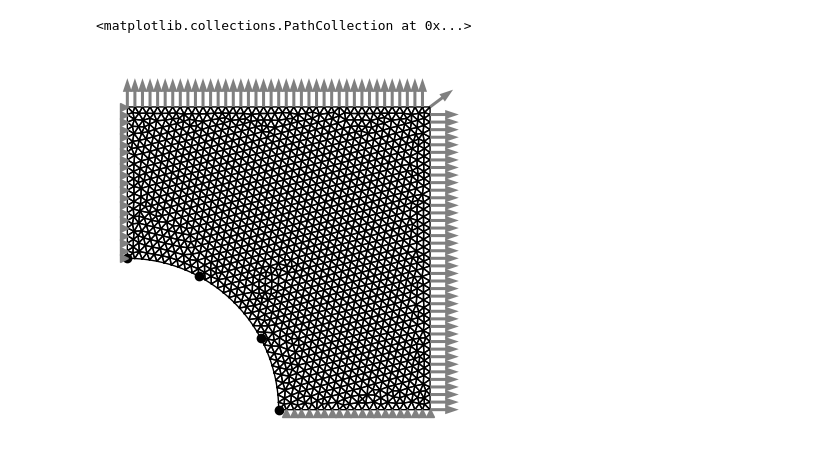
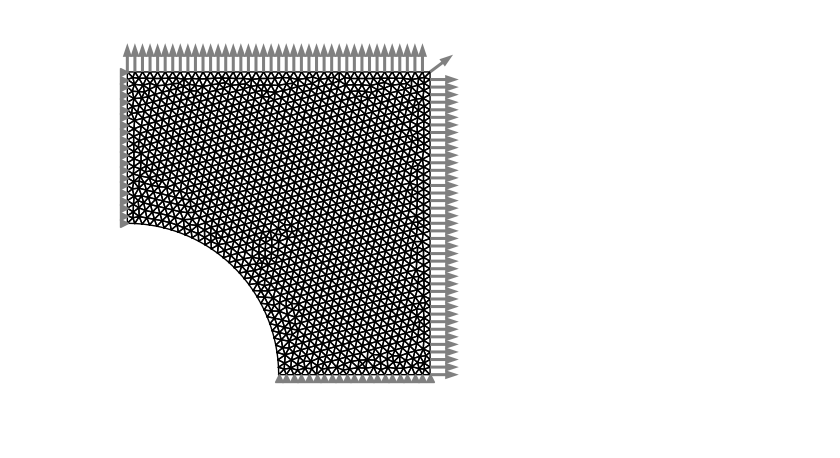
Before and after one commit to sebatomon/PINNs_for_simple_shape_optimization, a Jupyter notebook: shape_optimization.ipynb, the cells around one changed output. Drawn from its saved outputs; the diff is of its cells as text; code cells hidden in the pictures.

```diff
--- a/shape_optimization.ipynb
+++ b/shape_optimization.ipynb
@@ -11,41 +11,38 @@ E = MU*(3.0*LBD+2*MU)/(LBD*MU)
 nu = LBD/(2.0*(LBD+MU))
 C = (E / ((1.0 + nu) * (1.0 - 2.0 * nu))) * torch.tensor(
     [[1.0 - nu, nu, 0.0], [nu, 1.0 - nu, 0.0], [0.0, 0.0, 0.5 - nu]]
 )
 
 # Import mesh
 domain = import_mesh("mesh.vtk", C)
 
 # Constrain left boundary
-left = domain.nodes[:, 0] == 0.0
+left = domain.nodes[:, 0] <= 0.001
 domain.constraints[left, 0] = True
 
 # Constrain bottom boundary
-bottom = domain.nodes[:, 1] == 0.0
+bottom = domain.nodes[:, 1] <= 0.001
 domain.constraints[bottom, 1] = True
 
 # Force at right boundary
 right = domain.nodes[:, 0] == L
 domain.forces[right, 0] = 0.01
 domain.forces[3, 0] = 0.005
 domain.forces[4, 0] = 0.005
 
 # Force at top boundary
 top = domain.nodes[:, 1] == L
 domain.forces[top, 1] = 0.01 * RATIO
 domain.forces[3, 1] = 0.005 * RATIO
 domain.forces[2, 1] = 0.005 * RATIO
 
-# Control nodes
-control_nodes = [0, 1, 14, 26]
+# Hole
+hole = (domain.nodes[:, 0]**2 + domain.nodes[:, 1]**2 - R**2 <= 0.001)
+hole_idx = torch.argwhere(hole).ravel()
+angles = torch.atan(domain.nodes[hole_idx, 1]/domain.nodes[hole_idx, 0])
 
 # Plot the domain
 domain.plot()
-
-# Plot control nodes
-cx = domain.nodes[control_nodes, 0]
-cy = domain.nodes[control_nodes, 1]
-plt.scatter(cx, cy, marker="o", color="black")
+plt.show()
 # %% [output]
-<matplotlib.collections.PathCollection at 0x...>
-[figure, old version]
+[figure, new version]
```
Also changed, not shown: parts of 9 cells of this notebook.
